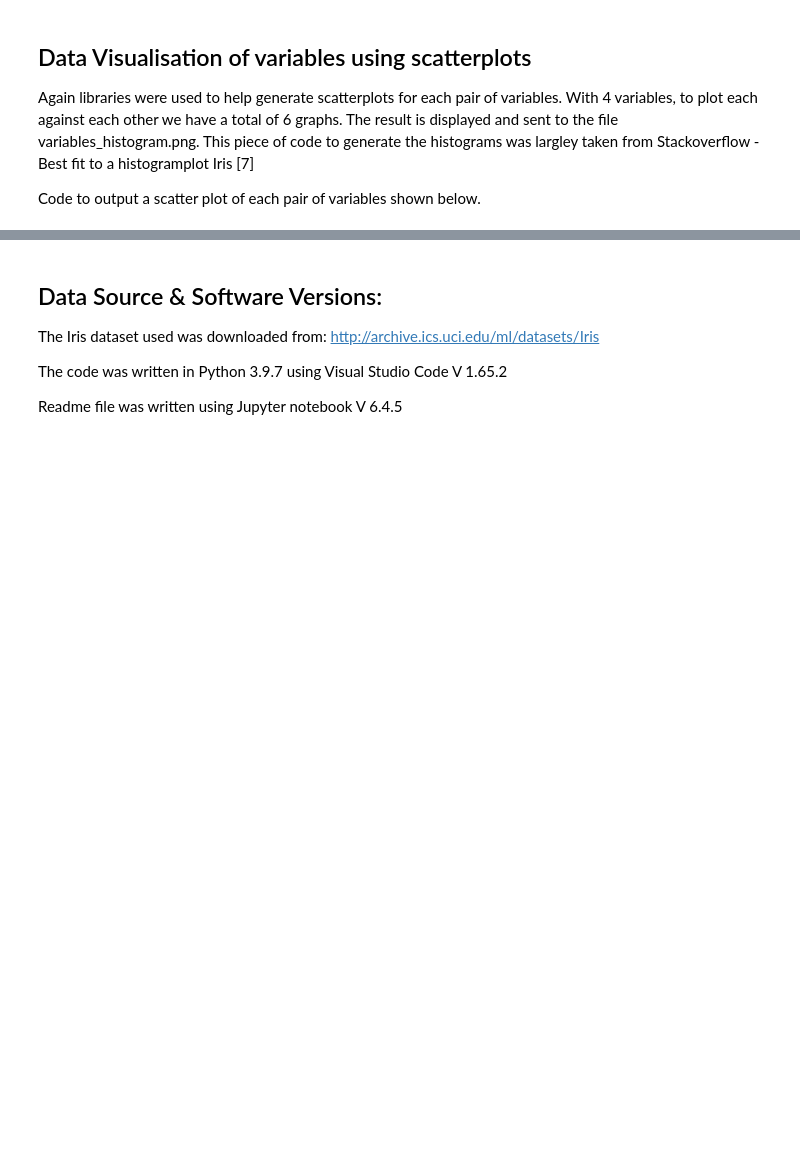
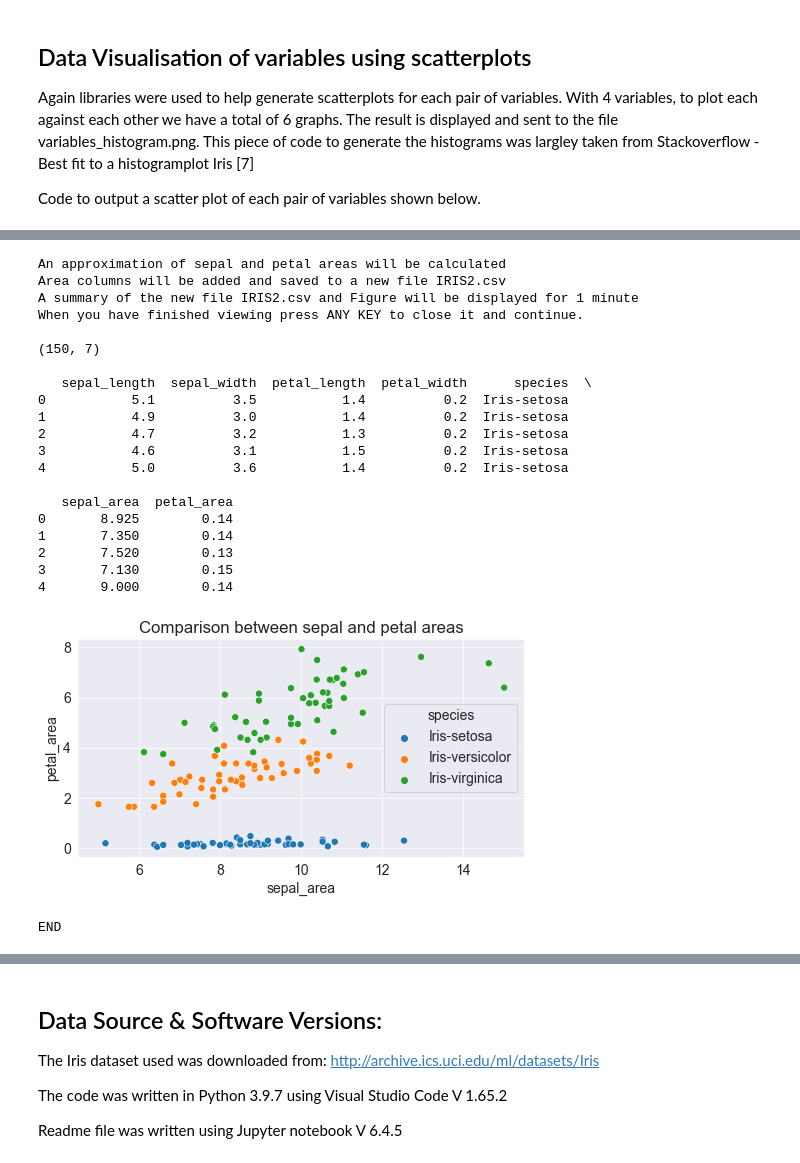
Before and after one commit to JScarry/-pands-project, a Jupyter notebook: README.ipynb, the cells around one changed output, grey strips where cells are left out. Saved outputs shown, nothing was run; the diff lists cells and outputs as text; code cells hidden in the pictures; blank space fills up the shorter version.

```diff
--- a/README.ipynb
+++ b/README.ipynb
@@ -276,0 +315,79 @@ This gives us a better seperation between Iris versicolor and Iris virginica
+# %%
+#pands-project work.
+#Author Jarlath Scarry
+
+import pandas as pd
+import matplotlib
+import matplotlib.pyplot as plt
+import seaborn as sns
+import time
+
+sns.set_style('darkgrid') #add a dark grid to the background of the plot
+matplotlib.rcParams['font.size'] = 14
+matplotlib.rcParams['figure.figsize'] = (8, 4)
+
+iris_df = pd.read_csv('IRIS.csv') #creating the data frame iris_df by reading in the file from the directory with pandas and
+                                    #assigning it the variable iris_df
+#iris_df = sns.load_dataset("iris") #load the iris dataset directly from seaborn
+
+sns.set_style('darkgrid') #add a dark grid to the background of the plot
+matplotlib.rcParams['font.size'] = 14
+matplotlib.rcParams['figure.figsize'] = (8, 4)
+
+print('\033[1m' + 'An approximation of sepal and petal areas will be calculated' + '\033[0m')
+time.sleep(4)
+print('\033[1m' + 'Area columns will be added and saved to a new file IRIS2.csv' + '\033[0m')
+time.sleep(4.5)
+print('\033[1m' + 'A summary of the new file IRIS2.csv and Figure will be displayed for 1 minute' + '\033[0m')
+time.sleep(5)
+print('\033[1m' + 'When you have finished viewing press ANY KEY to close it and continue.' + '\033[0m')
+
+def area_function(): #defined function to do calculations and add new columns to the dataframe
+    areas_calculation = (iris_df["sepal_length"] * iris_df["sepal_width"])/2 #https://www.w3schools.com/python/pandas/ref_df_sum.asp
+    iris_df["sepal_area"] = areas_calculation
+    areas_calculation = (iris_df["petal_length"] * iris_df["petal_width"])/2
+    iris_df["petal_area"] = areas_calculation
+
+area_function()
+iris_df.to_csv("IRIS2.csv") #the modified df is saved as IRIS2.csv. The original IRIS.csv remains unchanged.
+
+print()
+print(iris_df.shape)
+print()
+print(iris_df.head())
+print()
+time.sleep(5)
+
+plt.title('Comparison between sepal and petal areas')
+sns.scatterplot(data=iris_df, x = 'sepal_area', y = 'petal_area' , hue = 'species', s = 50)
+plt.savefig("area_scatterplot.png")
+#plt.waitforbuttonpress(60)
+plt.show()
+plt.close()
+print()
+iris_df.count()
+print('\033[1m' + 'END' + '\033[0m')
+print()
+# %% [output]
+An approximation of sepal and petal areas will be calculated
+Area columns will be added and saved to a new file IRIS2.csv
+A summary of the new file IRIS2.csv and Figure will be displayed for 1 minute
+When you have finished viewing press ANY KEY to close it and continue.
+
+(150, 7)
+
+   sepal_length  sepal_width  petal_length  petal_width      species  \
+0           5.1          3.5           1.4          0.2  Iris-setosa
+1           4.9          3.0           1.4          0.2  Iris-setosa
+2           4.7          3.2           1.3          0.2  Iris-setosa
+3           4.6          3.1           1.5          0.2  Iris-setosa
+4           5.0          3.6           1.4          0.2  Iris-setosa
+
+   sepal_area  petal_area
+0       8.925        0.14
+1       7.350        0.14
+2       7.520        0.13
+3       7.130        0.15
+4       9.000        0.14
+[figure, added]
+END
```
Also changed, not shown: parts of 10 cells of this notebook, 4 other files.
